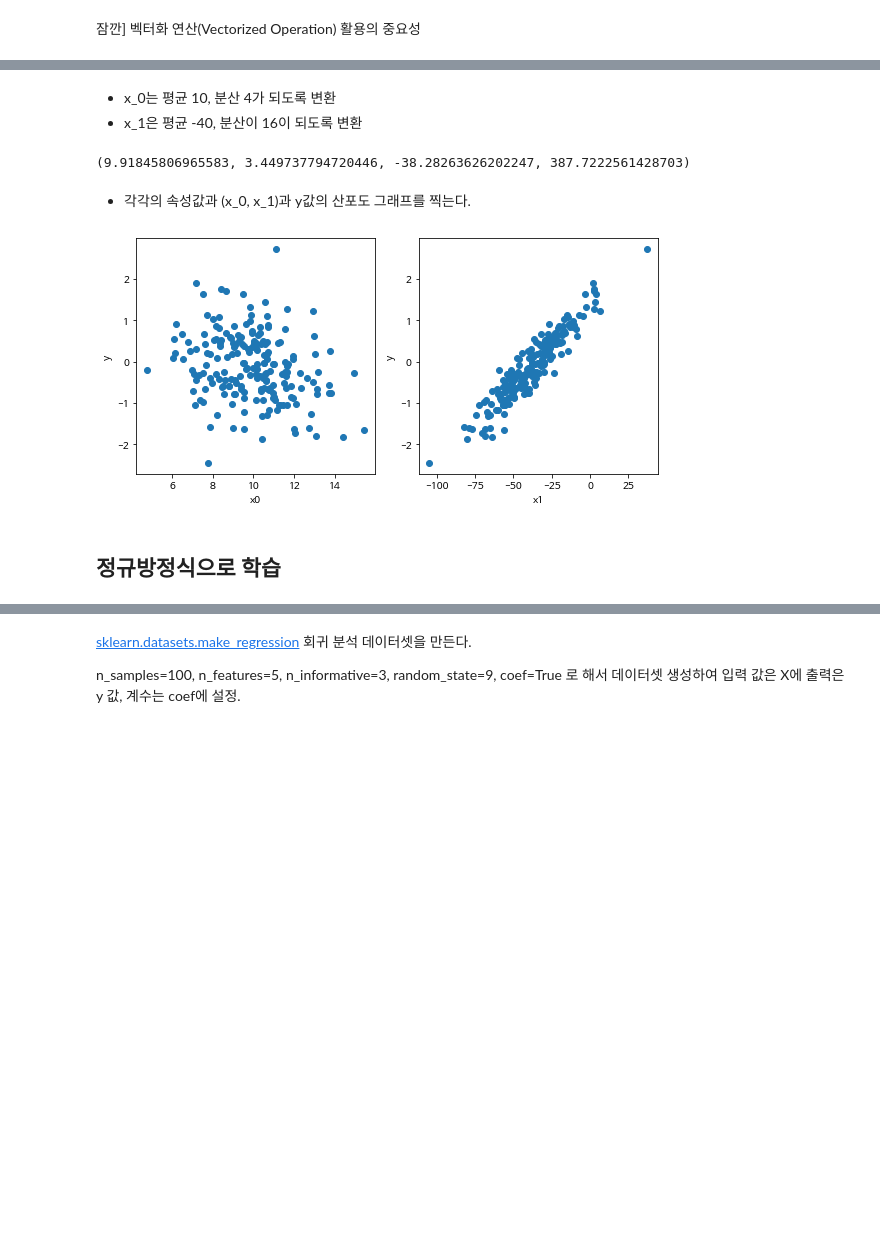
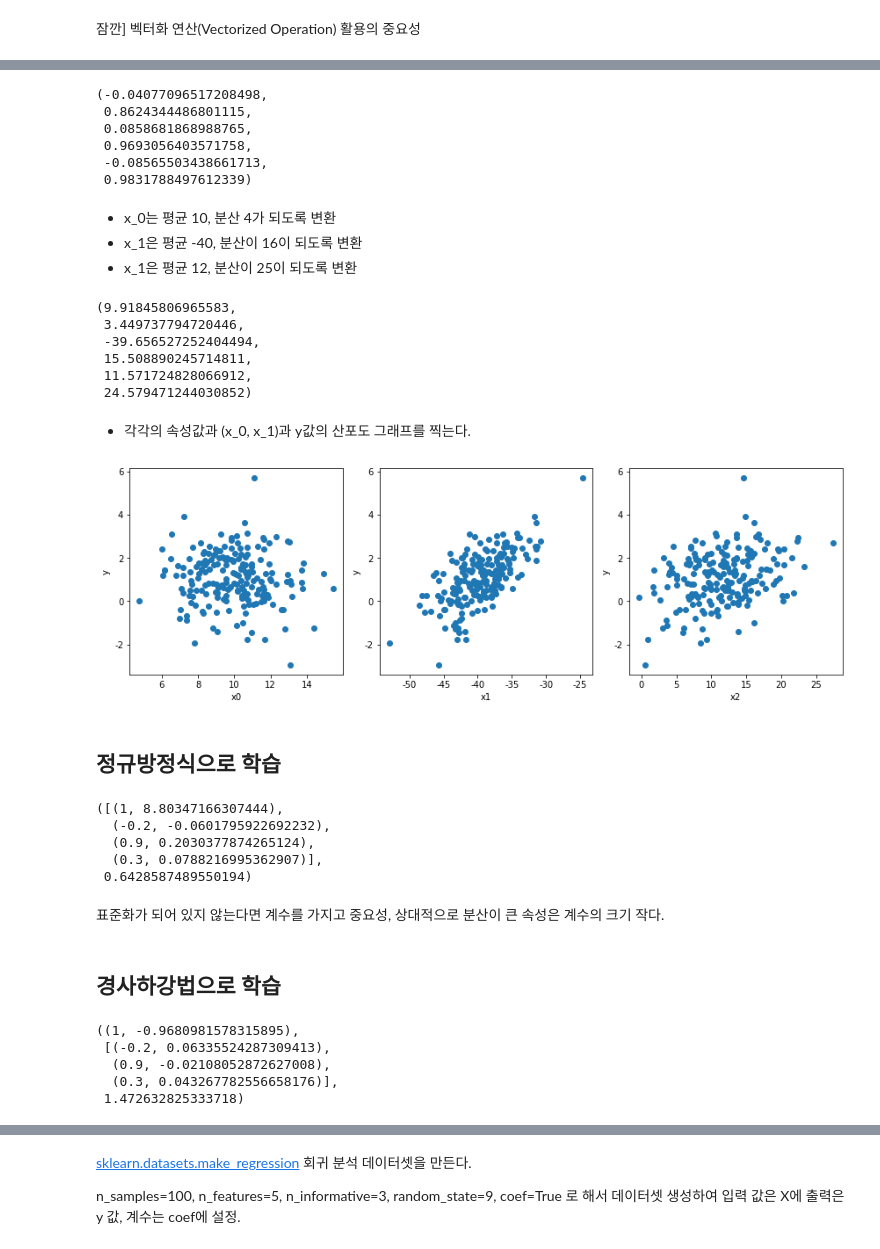
Before and after one commit to sunkusun9/ML2022_1, a Jupyter notebook: linear_regression.ipynb, the cells around one changed output, grey strips where cells are left out. Saved outputs shown, nothing was run; the diff lists cells and outputs as text; code cells hidden in the pictures; blank space fills up the shorter version.

```diff
--- a/linear_regression.ipynb
+++ b/linear_regression.ipynb
@@ -133,11 +148,11 @@ for j in range(epoch):
 # %%
 %%timeit
 
-F_delta_by_beta_0 = 0
-F_delta_by_beta = np.zeros(2)
+beta_hat_delta_0 = 0
+beta_hat_delta = np.zeros(2)
 for i in range(X.shape[0]):
-    F_delta_by_beta_0 += -y_delta[i]
-    F_delta_by_beta += -X[i] * y_delta[i]
-F_delta_by_beta_0 = F_delta_by_beta_0 / n
-F_delta_by_beta = F_delta_by_beta / n
+    beta_hat_delta_0 += -y_delta[i]
+    beta_hat_delta += -X[i] * y_delta[i]
+beta_hat_delta_0 = beta_hat_delta_0 / n
+beta_hat_delta = beta_hat_delta / n
 # %% [output]
@@ -157,25 +176,50 @@ F_delta_by_beta = F_delta_by_beta / n
+# %%
+n = 200 # 데이터 생성 수
+np.random.seed(42) # 매번 동일한 난수 생성하기 위해 랜덤 Seed를 42로 지정
+x2_0 = np.random.normal(size=n) # 표준정규분포(평균=0, 분산=1인 정규분포)
+x2_1 = np.random.normal(size=n) # 표준정규분포(평균=0, 분산=1인 정규분포)
+x2_2 = np.random.normal(size=n) # 표준정규분포(평균=0, 분산=1인 정규분포)
+beta_0, beta_1, beta_2, beta_3, eps = 1, -0.2, 0.9, 0.3, 0.64 # eps는 오차의 분산
+y = beta_0 + beta_1 * x2_0 + beta_2 * x2_1 + beta_3 * x2_2 + np.random.normal(scale=eps**0.5, size=n)
+np.mean(x2_0), np.var(x2_0), np.mean(x2_1), np.var(x2_1), np.mean(x2_2), np.var(x2_2) # 각각 평균과 분산을 뽑아 확인
+# %% [output]
+(-0.04077096517208498,
+ 0.8624344486801115,
+ 0.0858681868988765,
+ 0.9693056403571758,
+ -0.08565503438661713,
+ 0.9831788497612339)
 # %% [markdown]
 * x_0는 평균 10, 분산 4가 되도록 변환
 * x_1은 평균 -40, 분산이 16이 되도록 변환
+* x_1은 평균 12, 분산이 25이 되도록 변환
 # %%
-x_0 = x_0 * 2 + 10 # 표준편차 2를 곱하고 여기에 평균 10을 더한다
-x_1 = x_1 * 20 - 40 # 표준편차 20를 곱하고 여기에 평균 -40을 더한다
-np.mean(x_0), np.var(x_0), np.mean(x_1), np.var(x_1) # 각각 평균과 분산을 뽑아 확인
+x2_0 = x2_0 * 2 + 10 # 표준편차 2를 곱하고 여기에 평균 10을 더한다
+x2_1 = x2_1 * 4 - 40 # 표준편차 4를 곱하고 여기에 평균 -40을 더한다
+x2_2 = x2_2 * 5 + 12 # 표준편차 5를 곱하고 여기에 평균 12을 더한다
+np.mean(x2_0), np.var(x2_0), np.mean(x2_1), np.var(x2_1), np.mean(x2_2), np.var(x2_2) # 각각 평균과 분산을 뽑아 확인
 # %% [output]
-(9.91845806965583, 3.449737794720446, -38.28263626202247, 387.7222561428703)
+(9.91845806965583,
+ 3.449737794720446,
+ -39.656527252404494,
+ 15.508890245714811,
+ 11.571724828066912,
+ 24.579471244030852)
 # %% [markdown]
 * 각각의 속성값과 (x_0, x_1)과 y값의 산포도 그래프를 찍는다.
+# %%
+X2 = np.vstack([x2_0, x2_1, x2_2]).T
 # %%
-fig, axs = plt.subplots(1, 2, figsize=(8, 4))
+fig, axs = plt.subplots(1, 3, figsize=(12, 4))
 for i, ax in enumerate(axs):
     col_name = 'x{}'.format(i)
-    ax.scatter(X[:, i], y, label=col_name)
+    ax.scatter(X2[:, i], y, label=col_name)
     ax.set_xlabel(col_name)
     ax.set_ylabel("y")
 plt.tight_layout()
 plt.show()
 # %% [output]
-[figure, old version]
+[figure, new version]
 # %% [markdown]
 ## 정규방정식으로 학습
 # %%
@@ -182,0 +229,12 @@ X_1 = np.hstack([np.ones((X.shape[0], 1)), X]) # 절편을 구하기 위해서
+# %%
+[(i, j ) for i,j in zip([beta_0, beta_1, beta_2, beta_3], beta_hat)], mean_squared_error(y, np.dot(X2_1, beta_hat))
+# %% [output]
+([(1, 8.80347166307444),
+  (-0.2, -0.0601795922692232),
+  (0.9, 0.2030377874265124),
+  (0.3, 0.0788216995362907)],
+ 0.6428587489550194)
+# %% [markdown]
+표준화가 되어 있지 않는다면 계수를 가지고 중요성, 상대적으로 분산이 큰 속성은 계수의 크기 작다.
+# %% [markdown]
+## 경사하강법으로 학습
@@ -182,0 +262,8 @@ X_1 = np.hstack([np.ones((X.shape[0], 1)), X]) # 절편을 구하기 위해서
+# %%
+(beta_0, beta_hat_0), [(i, j ) for i,j in zip([beta_1, beta_2, beta_3], beta_hat)], mean_squared_error(y, np.dot(X2, beta_hat) + beta_hat_0)
+# %% [output]
+((1, -0.9680981578315895),
+ [(-0.2, 0.06335524287309413),
+  (0.9, -0.02108052872627008),
+  (0.3, 0.043267782556658176)],
+ 1.472632825333718)
```
Also changed, not shown: parts of 39 cells of this notebook.
